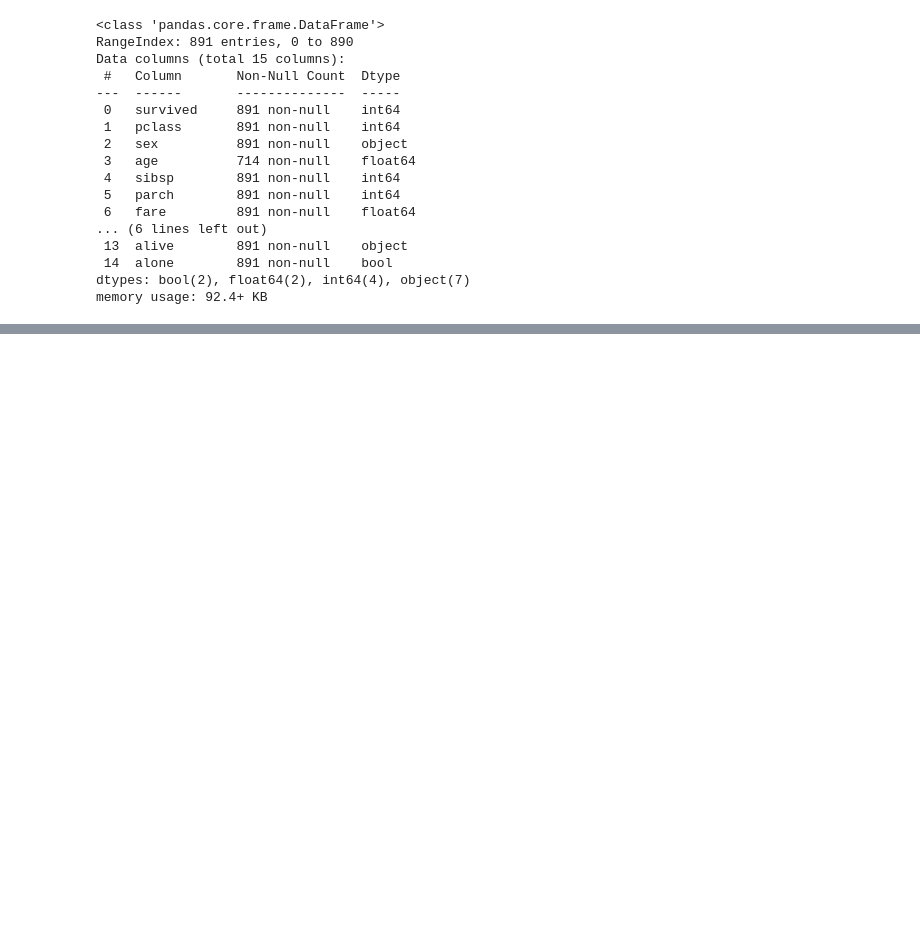
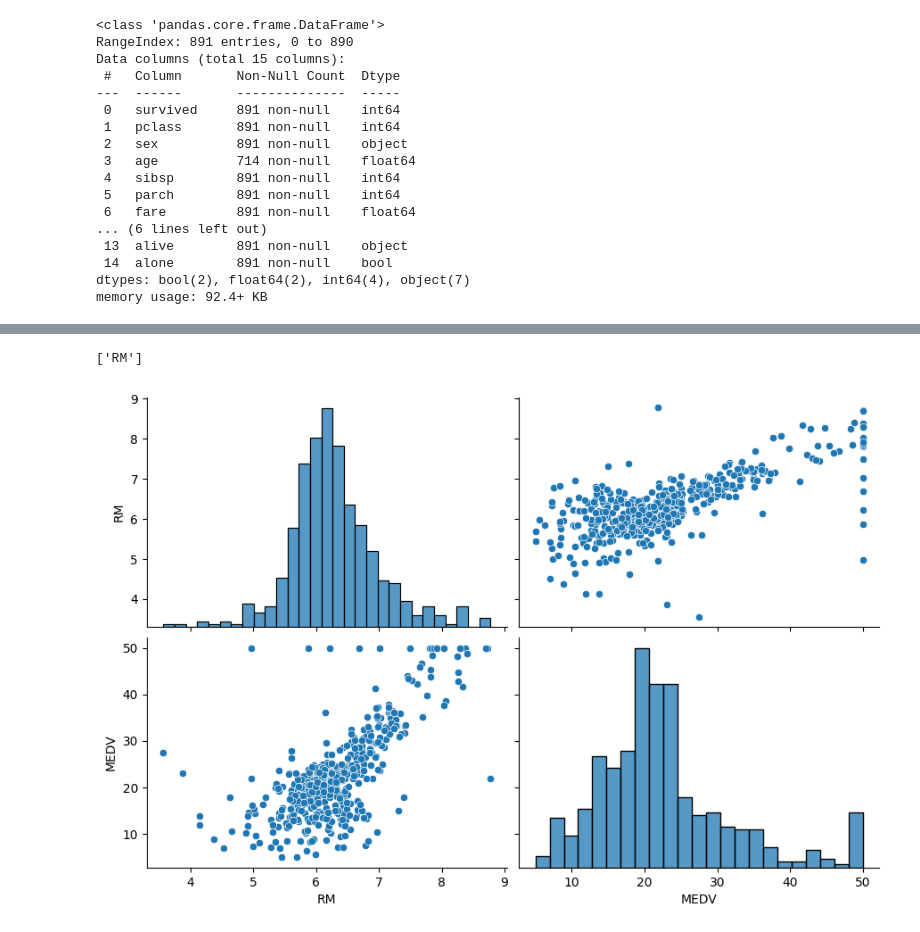
Before and after one commit to RogelioGarciaAlvarez/ONLINE_DS_THEBRIDGE_TEAM_CHALLENGE, a Jupyter notebook: Toolbox/Codigo_ejemplo.ipynb, the cells around one changed output, grey strips where cells are left out. Saved outputs shown, nothing was run; the diff lists cells and outputs as text; code cells hidden in the pictures; blank space fills up the shorter version.

Commit message:
funcion plot_features_num_regression incluida

```diff
--- a/Toolbox/Codigo_ejemplo.ipynb
+++ b/Toolbox/Codigo_ejemplo.ipynb
@@ -57,0 +86,6 @@ tools_ML.tipifica_variables(df=df_titanic, umbral_categoria=5, umbral_continua=5
+# %%
+columnas = tools_ML.plot_features_num_regression(df=df_practica_rl, target_col="MEDV", lista_columnas=["NOX","CHAS","RM"], umbral_corr=0.5, umbral_pvalue=0.05, limite_pairplot=2)
+print(columnas)
+# %% [output]
+['RM']
+[figure, added]
```
Also changed, not shown: parts of 5 cells of this notebook, 2 other files.
